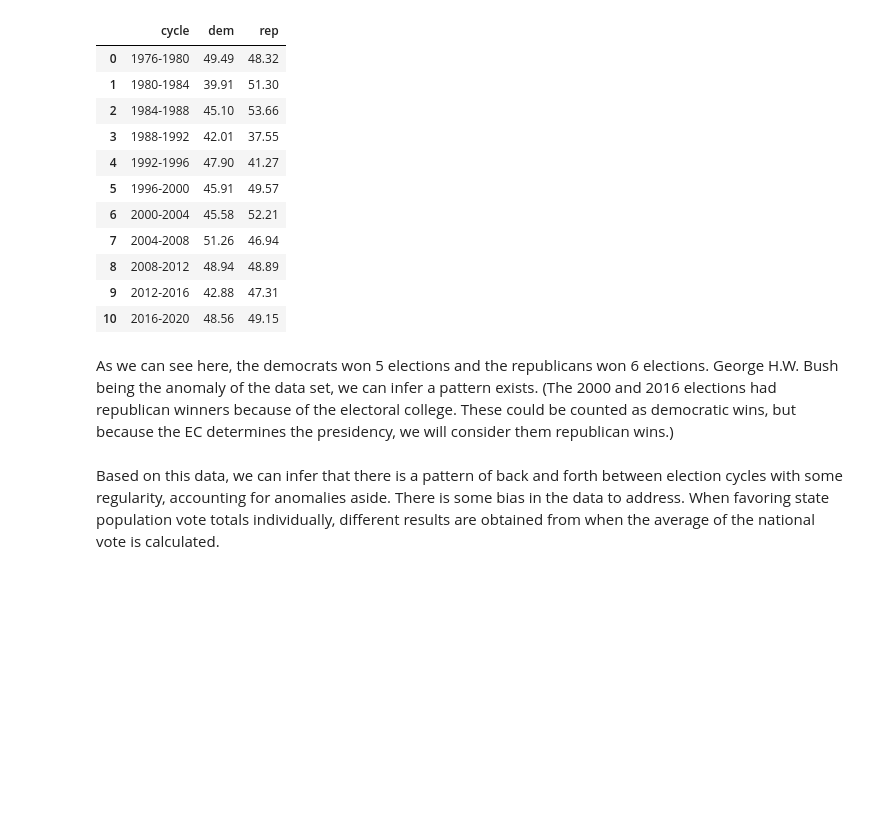
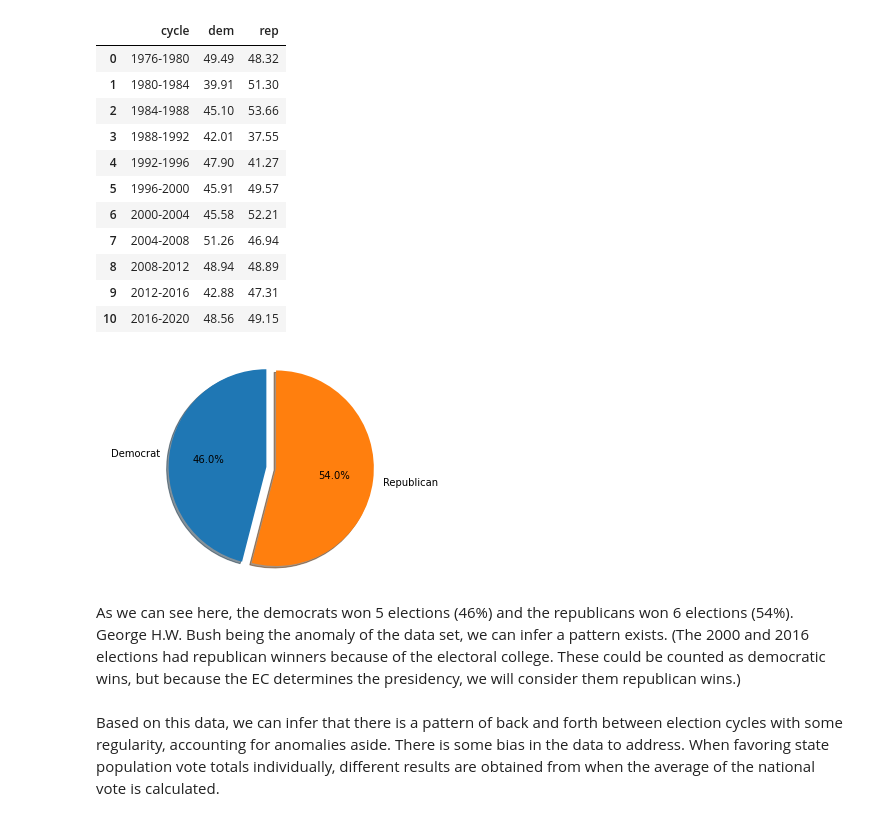
Before and after one commit to dziegler1/EMAT22110, a Jupyter notebook: Ziegler Final Project.ipynb, the cells around one changed output. Drawn from its saved outputs; the diff is of its cells as text; code cells hidden in the pictures; blank space fills up the shorter version.

```diff
--- a/Ziegler Final Project.ipynb
+++ b/Ziegler Final Project.ipynb
@@ -242,7 +242,22 @@ cycle
 | 8 | 2008-2012 | 48.94 | 48.89 |
 | 9 | 2012-2016 | 42.88 | 47.31 |
 | 10 | 2016-2020 | 48.56 | 49.15 |
+# %%
+import matplotlib.pyplot as plt
+
+labels = 'Democrat', 'Republican'
+sizes = [46, 54]
+explode = (0, 0.1)
+
+fig1, ax1 = plt.subplots()
+ax1.pie(sizes, explode=explode, labels=labels, autopct='%1.1f%%',
+        shadow=True, startangle=90)
+ax1.axis('equal')
+
+plt.show()
+# %% [output]
+[figure, added]
 # %% [markdown]
-As we can see here, the democrats won 5 elections and the republicans won 6 elections. George H.W. Bush being the anomaly of the data set, we can infer a pattern exists. (The 2000 and 2016 elections had republican winners because of the electoral college. These could be counted as democratic wins, but because the EC determines the presidency, we will consider them republican wins.)
+As we can see here, the democrats won 5 elections (46%) and the republicans won 6 elections (54%). George H.W. Bush being the anomaly of the data set, we can infer a pattern exists. (The 2000 and 2016 elections had republican winners because of the electoral college. These could be counted as democratic wins, but because the EC determines the presidency, we will consider them republican wins.)
 # %% [markdown]
 Based on this data, we can infer that there is a pattern of back and forth between election cycles with some regularity, accounting for anomalies aside. There is some bias in the data to address. When favoring state population vote totals individually, different results are obtained from when the average of the national vote is calculated.
```
